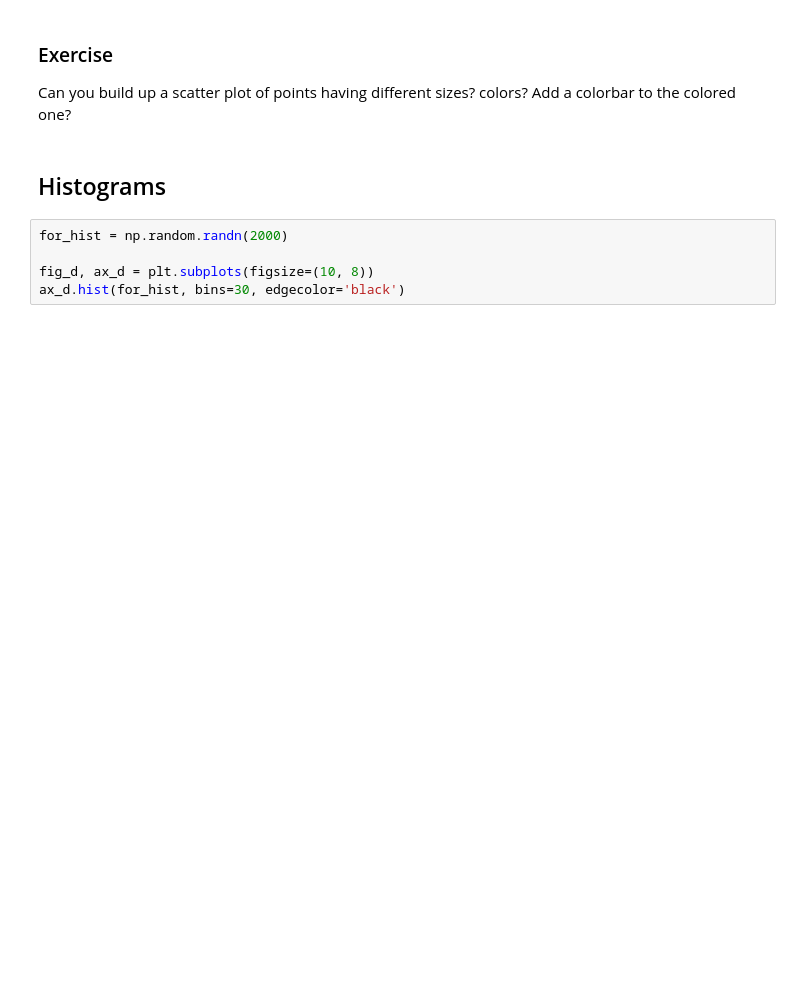
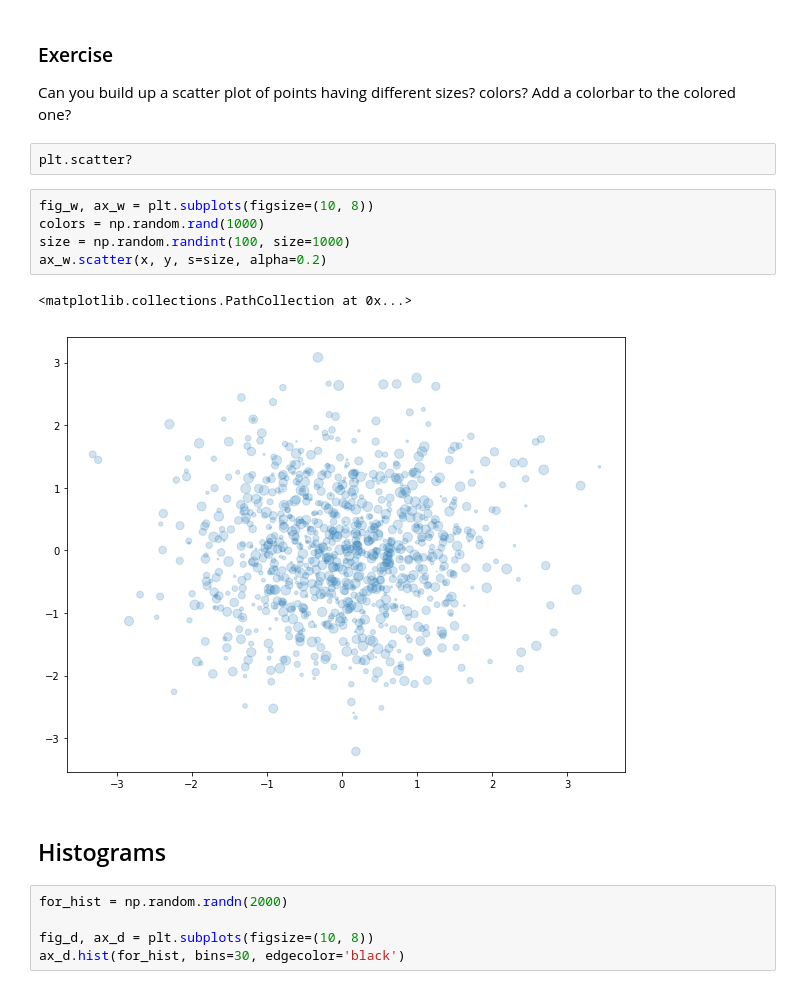
Before and after one commit to ranaehmad/IntroPyForDataScience, a Jupyter notebook: Matplotlib Basics.ipynb, the cells around one changed output. Cells and saved outputs as stored; diff of their text form; blank space fills up the shorter version.

```diff
--- a/Matplotlib Basics.ipynb
+++ b/Matplotlib Basics.ipynb
@@ -74,6 +86,16 @@ ax_c.plot(x, y, 'o')
 ### Exercise
 
 Can you build up a scatter plot of points having different sizes? colors? Add a colorbar to the colored one?
+# %%
+plt.scatter?
+# %%
+fig_w, ax_w = plt.subplots(figsize=(10, 8))
+colors = np.random.rand(1000)
+size = np.random.randint(100, size=1000)
+ax_w.scatter(x, y, s=size, alpha=0.2)
+# %% [output]
+<matplotlib.collections.PathCollection at 0x...>
+[figure, added]
 # %% [markdown]
 ## Histograms
 # %%
```
Also changed, not shown: parts of 5 cells of this notebook, 4 other files.
